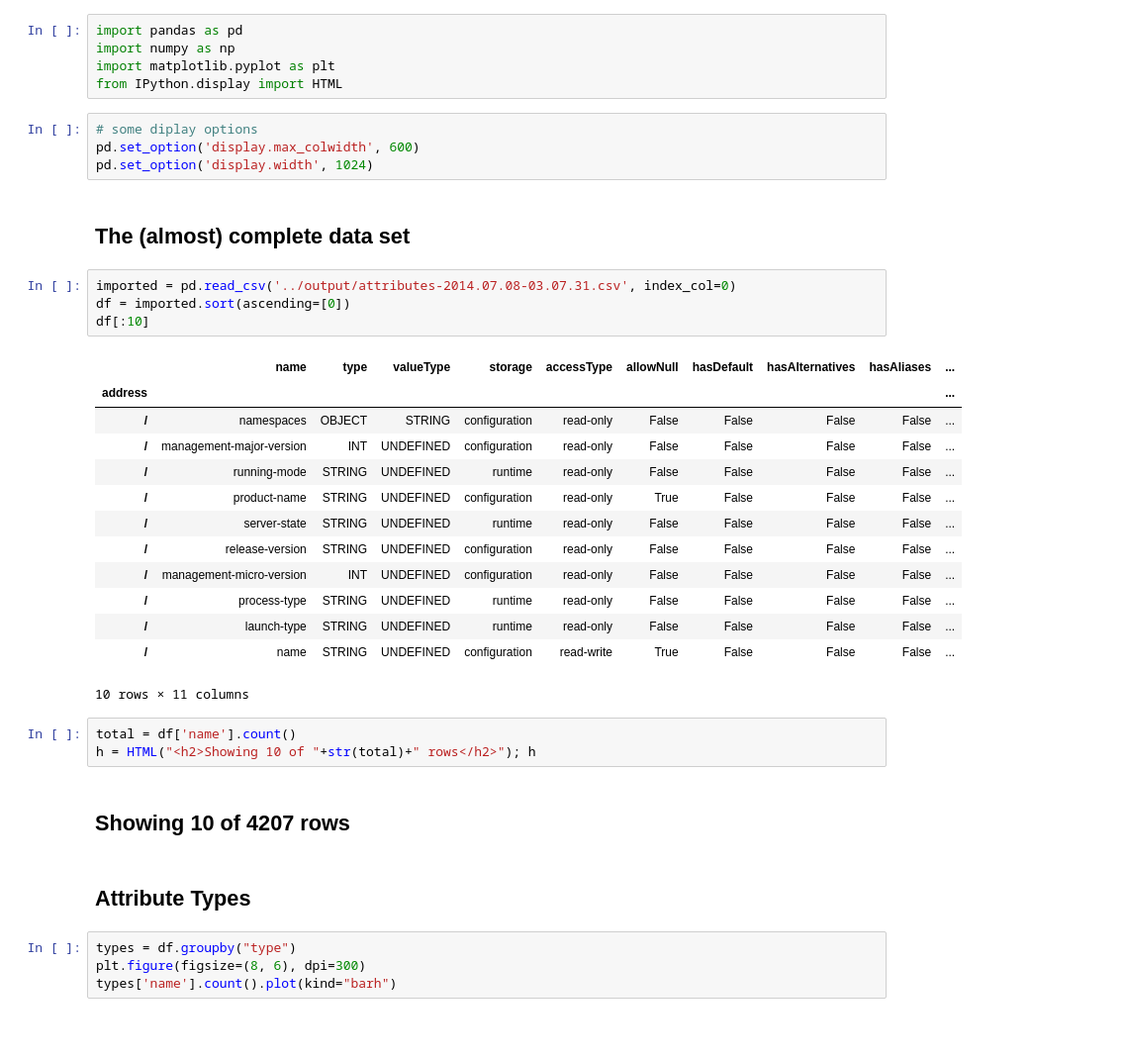
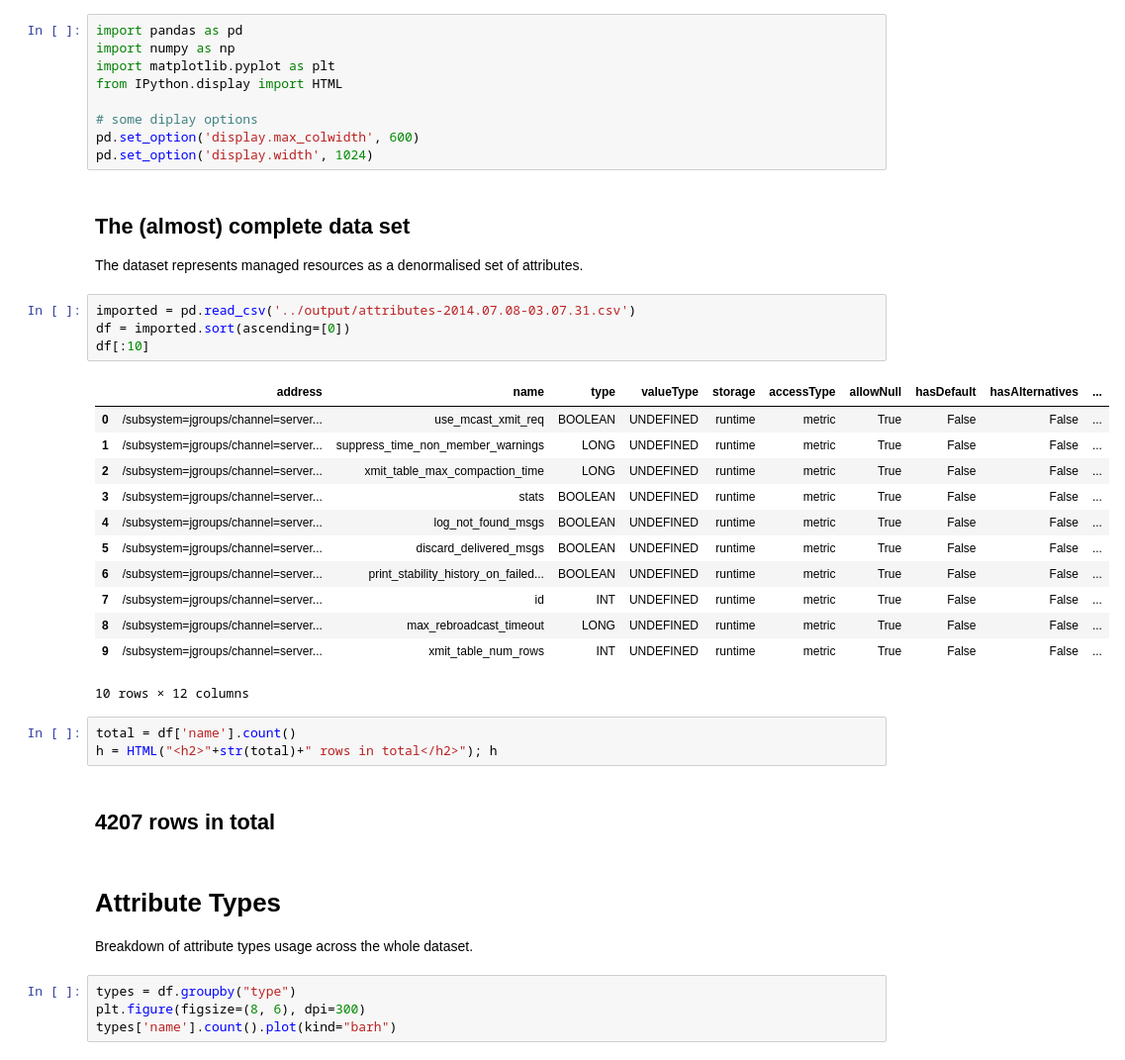
Before and after one commit to hal/dmr.analytics, a Jupyter notebook: notebooks/AttributeMetaData.ipynb, the cells around one changed output. Shown at 99% size. Saved outputs shown, nothing was run; the diff lists cells and outputs as text; blank space fills up the shorter version.

```diff
--- a/notebooks/AttributeMetaData.ipynb
+++ b/notebooks/AttributeMetaData.ipynb
@@ -3,37 +3,39 @@ import pandas as pd
 import numpy as np
 import matplotlib.pyplot as plt
 from IPython.display import HTML
+
+# some diplay options
+pd.set_option('display.max_colwidth', 600)
+pd.set_option('display.width', 1024)
-# %%
-# some diplay options
-pd.set_option('display.max_colwidth', 600)
-pd.set_option('display.width', 1024)
 # %% [markdown]
 ## The (almost) complete data set
+
+The dataset represents managed resources as a denormalised set of attributes.
 # %%
-imported = pd.read_csv('../output/attributes-2014.07.08-03.07.31.csv', index_col=0)
+imported = pd.read_csv('../output/attributes-2014.07.08-03.07.31.csv')
 df = imported.sort(ascending=[0])
 df[:10]
 # %% [output]
-|  | name | type | valueType | storage | accessType | allowNull | hasDefault | hasAlternatives | hasAliases | ... |
-| address |  |  |  |  |  |  |  |  |  | ... |
-| / | namespaces | OBJECT | STRING | configuration | read-only | False | False | False | False | ... |
-| / | management-major-version | INT | UNDEFINED | configuration | read-only | False | False | False | False | ... |
-| / | running-mode | STRING | UNDEFINED | runtime | read-only | False | False | False | False | ... |
-| / | product-name | STRING | UNDEFINED | configuration | read-only | True | False | False | False | ... |
-| / | server-state | STRING | UNDEFINED | runtime | read-only | False | False | False | False | ... |
-| / | release-version | STRING | UNDEFINED | configuration | read-only | False | False | False | False | ... |
-| / | management-micro-version | INT | UNDEFINED | configuration | read-only | False | False | False | False | ... |
-| / | process-type | STRING | UNDEFINED | runtime | read-only | False | False | False | False | ... |
-| / | launch-type | STRING | UNDEFINED | runtime | read-only | False | False | False | False | ... |
-| / | name | STRING | UNDEFINED | configuration | read-write | True | False | False | False | ... |
+|  | address | name | type | valueType | storage | accessType | allowNull | hasDefault | hasAlternatives | ... |
+| 0 | /subsystem=jgroups/channel=server... | use_mcast_xmit_req | BOOLEAN | UNDEFINED | runtime | metric | True | False | False | ... |
+| 1 | /subsystem=jgroups/channel=server... | suppress_time_non_member_warnings | LONG | UNDEFINED | runtime | metric | True | False | False | ... |
+| 2 | /subsystem=jgroups/channel=server... | xmit_table_max_compaction_time | LONG | UNDEFINED | runtime | metric | True | False | False | ... |
+| 3 | /subsystem=jgroups/channel=server... | stats | BOOLEAN | UNDEFINED | runtime | metric | True | False | False | ... |
+| 4 | /subsystem=jgroups/channel=server... | log_not_found_msgs | BOOLEAN | UNDEFINED | runtime | metric | True | False | False | ... |
+| 5 | /subsystem=jgroups/channel=server... | discard_delivered_msgs | BOOLEAN | UNDEFINED | runtime | metric | True | False | False | ... |
+| 6 | /subsystem=jgroups/channel=server... | print_stability_history_on_failed... | BOOLEAN | UNDEFINED | runtime | metric | True | False | False | ... |
+| 7 | /subsystem=jgroups/channel=server... | id | INT | UNDEFINED | runtime | metric | True | False | False | ... |
+| 8 | /subsystem=jgroups/channel=server... | max_rebroadcast_timeout | LONG | UNDEFINED | runtime | metric | True | False | False | ... |
+| 9 | /subsystem=jgroups/channel=server... | xmit_table_num_rows | INT | UNDEFINED | runtime | metric | True | False | False | ... |
-10 rows × 11 columns
+10 rows × 12 columns
 # %%
 total = df['name'].count()
-h = HTML("<h2>Showing 10 of "+str(total)+" rows</h2>"); h
+h = HTML("<h2>"+str(total)+" rows in total</h2>"); h
 # %% [output]
-Showing 10 of 4207 rows
+4207 rows in total
-# %% [markdown]
-## Attribute Types
+# %% [markdown]
+# Attribute Types
+Breakdown of attribute types usage across the whole dataset.
 # %%
 types = df.groupby("type")
 plt.figure(figsize=(8, 6), dpi=300)
```
Also changed, not shown: parts of 24 cells of this notebook.
